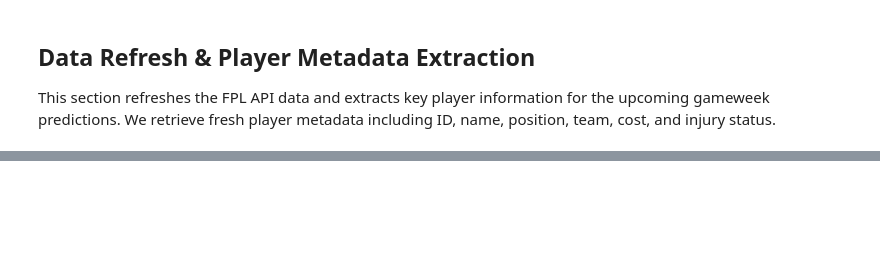
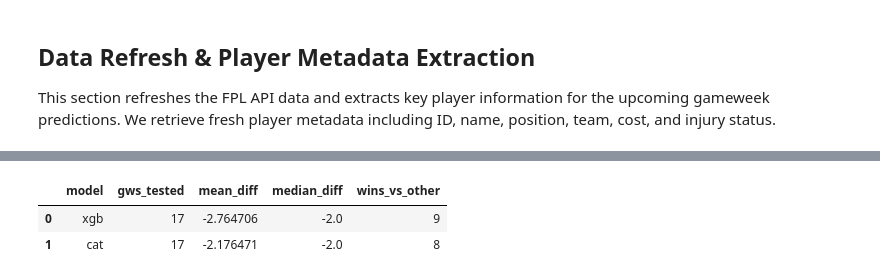
Before and after one commit to Adham-Elzawawi/Fantasy-Premier-League, a Jupyter notebook: FPL.ipynb, the cells around one changed output, grey strips where cells are left out. Drawn from its saved outputs; the diff is of its cells as text; code cells hidden in the pictures; blank space fills up the shorter version.

```diff
--- a/FPL.ipynb
+++ b/FPL.ipynb
@@ -902,0 +823,29 @@ role      web_name position  team_name fixture  cost_gbp  gw_score
+# %%
+def make_pred_frame_for_gw(player_gw_df, team_event_df, gw, window=3):
+    base = player_gw_df.loc[pd.to_numeric(player_gw_df["round"], errors="coerce").astype(int) < int(gw)].copy()
+    base = add_rolling_features(base, windows=(window,), shift=0)
+
+    last = base.sort_values(["id","round"]).groupby("id", as_index=False).tail(1).copy()
+    roll_cols = [c for c in last.columns if c.endswith(f"_r{window}")]
+
+    pred_df = last[["id","web_name","element_type","team","now_cost"] + roll_cols].copy()
+
+    te = team_event_df.loc[team_event_df["event"].eq(int(gw)), ["team","fdr","games"]].copy()
+    te = te.rename(columns={"fdr":"fdr_1","games":"games_1"})
+    pred_df = pred_df.merge(te, on="team", how="left")
+
+    pred_df["fdr_1"] = pd.to_numeric(pred_df["fdr_1"], errors="coerce").fillna(3.0)
+    pred_df["games_1"] = pd.to_numeric(pred_df["games_1"], errors="coerce").fillna(0).astype(int)
+
+    pred_df["fdr"] = pred_df["fdr_1"]
+    return pred_df
+
+def actual_points_by_player_gw(player_gw_df, gw):
+    x = player_gw_df.loc[pd.to_numeric(player_gw_df["round"], errors="coerce").astype(int).eq(int(gw)), ["id","gw_points"]].copy()
+    x["gw_points"] = pd.to_numeric(x["gw_points"], errors="coerce").fillna(0)
+    return x.groupby("id", as_index=False).agg(gw_points=("gw_points","sum"))
+
+def xi_actual_points(player_gw_df, xi, gw):
+    act = actual_points_by_player_gw(player_gw_df, gw)
+    z = xi.merge(act, on="id", how="left")
+    return float(pd.to_numeric(z["gw_points"], errors="coerce").fillna(0).sum())
@@ -902,0 +941,18 @@ role      web_name position  team_name fixture  cost_gbp  gw_score
+# %%
+pivot = progress_all.pivot(index="gw", columns="model", values="diff_vs_avg_entry").dropna()
+
+wins_xgb = int((pivot["xgb"] > pivot["cat"]).sum()) if {"xgb","cat"}.issubset(pivot.columns) else np.nan
+wins_cat = int((pivot["cat"] > pivot["xgb"]).sum()) if {"xgb","cat"}.issubset(pivot.columns) else np.nan
+
+summary = pd.DataFrame({
+    "model": ["xgb","cat"],
+    "gws_tested": [len(progress_xgb), len(progress_cat)],
+    "mean_diff": [progress_xgb["diff_vs_avg_entry"].mean(), progress_cat["diff_vs_avg_entry"].mean()],
+    "median_diff": [progress_xgb["diff_vs_avg_entry"].median(), progress_cat["diff_vs_avg_entry"].median()],
+    "wins_vs_other": [wins_xgb, wins_cat],
+})
+summary
+# %% [output]
+|  | model | gws_tested | mean_diff | median_diff | wins_vs_other |
+| 0 | xgb | 17 | -2.764706 | -2.0 | 9 |
+| 1 | cat | 17 | -2.176471 | -2.0 | 8 |
```
Also changed, not shown: parts of 31 cells of this notebook, 6 other files.
